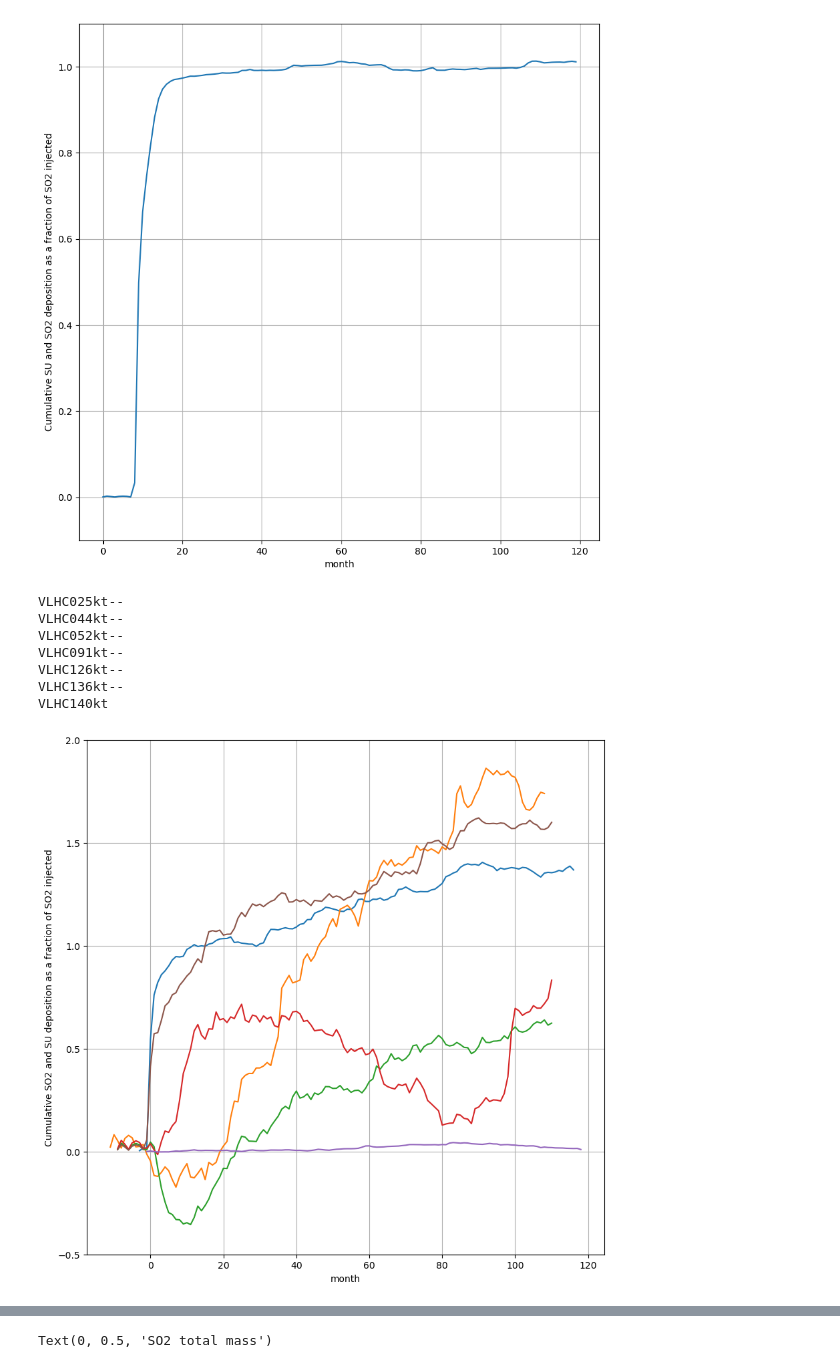
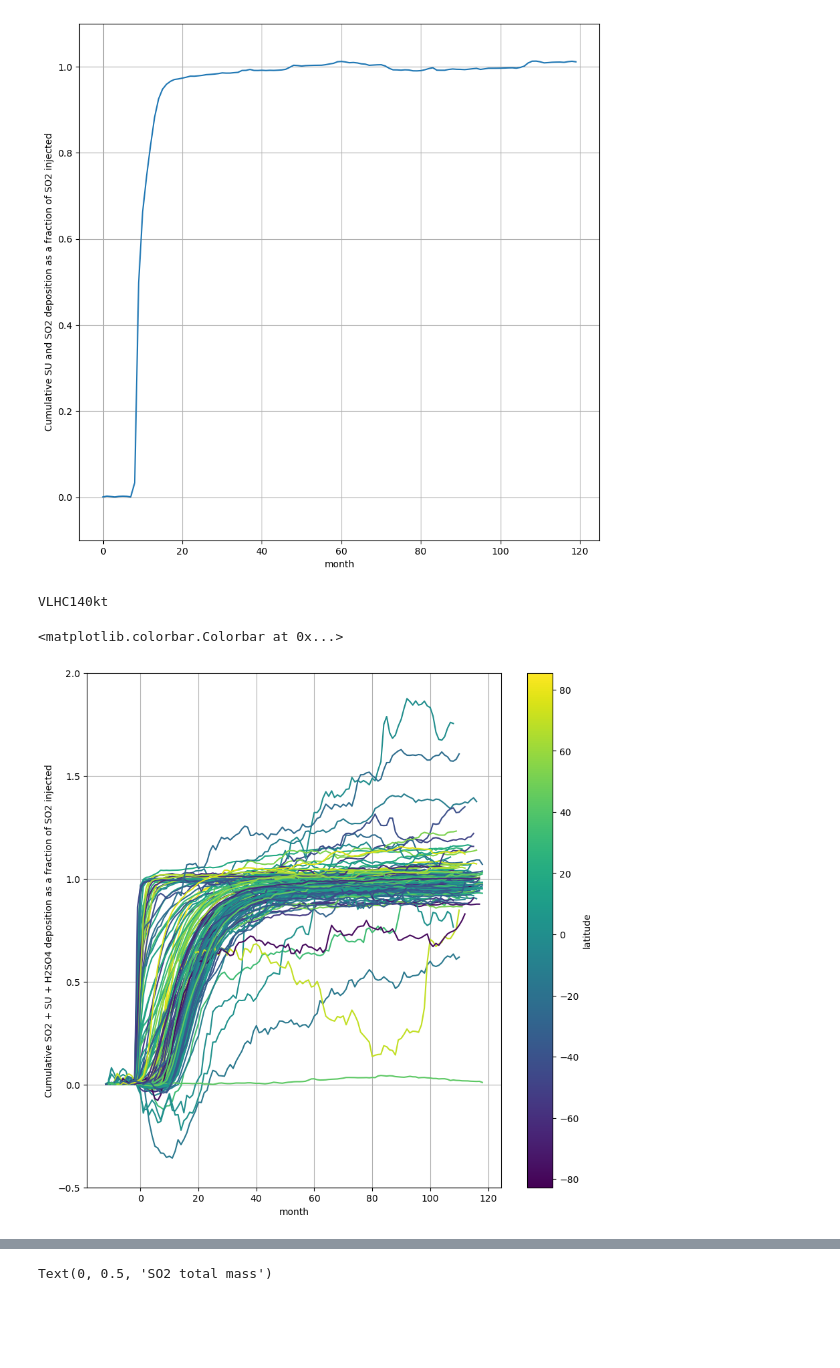
Before and after one commit to malcolmmaas/volcano, a Jupyter notebook: plotting.ipynb, the cells around one changed output, grey strips where cells are left out. Drawn from its saved outputs; the diff is of its cells as text; code cells hidden in the pictures; blank space fills up the shorter version.

Commit message:
spaghetti plots

```diff
--- a/plotting.ipynb
+++ b/plotting.ipynb
@@ -279,8 +283,0 @@ su_dep_control_avg = np.sum(su_dep_control, axis=0)/10
-# %%
-control = netCDF4.Dataset('timeseries/VLHC000kt/MON.taijVLHC000kt.nc')
-so2_dep_control = sum([control[v][120:] for v in so2_dep_vars])
-
-so2_dep_control = np.array(so2_dep_control).reshape(10,12)
-so2_dep_control_avg = np.sum(so2_dep_control, axis=0)/10
-
-# plt.plot(so2_dep_control_avg)
@@ -337,12 +319,12 @@ plt.grid(True)
 # %% [output]
 [figure]
 # %%
-# su_tm_control_10yr = [su_tm_control_avg]*10
-# su_tm_control_10yr = np.array(su_tm_control_10yr).flatten()
-
 # pick the anomalous ones - red, brown, orange, etc - investigate
 
 import pandas as pd
+from matplotlib.colors import ListedColormap, LinearSegmentedColormap
+
+viridis = mpl.colormaps['viridis']
 df = pd.read_csv('parameters.txt', delim_whitespace=True)
 
 def julian_to_month(julian_day):
@@ -351,52 +333,55 @@ def julian_to_month(julian_day):
         (7, 31), (8, 31), (9, 30), (10, 31), (11, 30), (12, 31)
     ]
 
     for month, days in months:
         if julian_day <= days:
             return month
         julian_day -= days
 
 df['month'] = list(map(lambda x: julian_to_month(x), df['julday']))
 
-su_dep_control_10yr = [su_dep_control_avg]*10
-su_dep_control_10yr = np.array(su_dep_control_10yr).flatten()
-
-so2_dep_control_10yr = [so2_dep_control_avg]*10
-so2_dep_control_10yr = np.array(so2_dep_control_10yr).flatten()
+colorby = 'latitude'
+cmax = max(df[colorby])
+cmin = min(df[colorby])
 
 for modelrun in range(1,141):
     run = 'VLHC'+str(modelrun).zfill(3)+'kt'
     print(run, end='\r')
     test = netCDF4.Dataset('timeseries/'+run+'/MON.taij'+run+'.nc')
 
     test_su_dep = sum([test[v][:] for v in su_dep_vars])-su_dep_control_10yr
-    test_su_dep = test_su_dep*2.628e6*test['axyp'][0]/1e9/1.5
+    test_su_dep = test_su_dep*flux_to_tg/su_mmass
 
     test_so2_dep = sum([test[v][:] for v in so2_dep_vars])-so2_dep_control_10yr
-    test_so2_dep = test_so2_dep*2.628e6*test['axyp'][0]/1e9
+    test_so2_dep = test_so2_dep*flux_to_tg/so2_mmass
 
-#     test_dep = test_so2_dep
-    test_dep = test_su_dep + test_so2_dep
+    test_h2so4_dep = sum([test[v][:] for v in h2so4_dep_vars])-h2so4_dep_control_10yr
+    test_h2so4_dep = test_h2so4_dep*flux_to_tg/h2so4_mmass
+
+    test_dep = test_su_dep + test_so2_dep + test_h2so4_dep
 
     cum_test_dep = np.cumsum(test_dep)
-    proportion = cum_test_dep/df.loc[run]['SO2']
+    proportion = cum_test_dep/(df.loc[run]['SO2']/so2_mmass)
 
-    if proportion[90] > 1.3 or proportion[90] < 0.7:
-        print(run+'--')
-        plt.plot(list(range(len(proportion)))-df.loc[run]['month'], proportion)
+#     if df.loc[run]['SO2'] < 12:
+#         plt.plot(list(range(len(proportion)))-df.loc[run]['month'], proportion, zorder=1)
+#     else:
+#         plt.plot(list(range(len(proportion)))-df.loc[run]['month'], proportion, zorder=0, color='silver')
 
-plt.ylabel('Cumulative SO2 and SU deposition as a fraction of SO2 injected')
+    plt.plot(list(range(len(proportion)))-df.loc[run]['month'], proportion, color=viridis((df.loc[run][colorby]-cmin)/(cmax-cmin)))
+
+#     if proportion[90] > 1.3 or proportion[90] < 0.7:
+#         print(run+'--')
+#     plt.plot(list(range(len(proportion)))-df.loc[run]['month'], proportion)
+
+plt.ylabel('Cumulative SO2 + SU + H2SO4 deposition as a fraction of SO2 injected')
 plt.xlabel('month')
 # plt.ylim(-.1,1.5)
 plt.ylim(-.5,2)
 plt.grid(True)
-# plt.plot(su_dep_control_10yr)
+sm = plt.cm.ScalarMappable(cmap=viridis, norm=mpl.colors.Normalize(vmin=cmin, vmax=cmax))
+plt.colorbar(sm, label=colorby)
 # %% [output]
-VLHC025kt--
-VLHC044kt--
-VLHC052kt--
-VLHC091kt--
-VLHC126kt--
-VLHC136kt--
 VLHC140kt
+<matplotlib.colorbar.Colorbar at 0x...>
-[figure, old version]
+[figure, new version]
```
Also changed, not shown: parts of 13 cells of this notebook.
